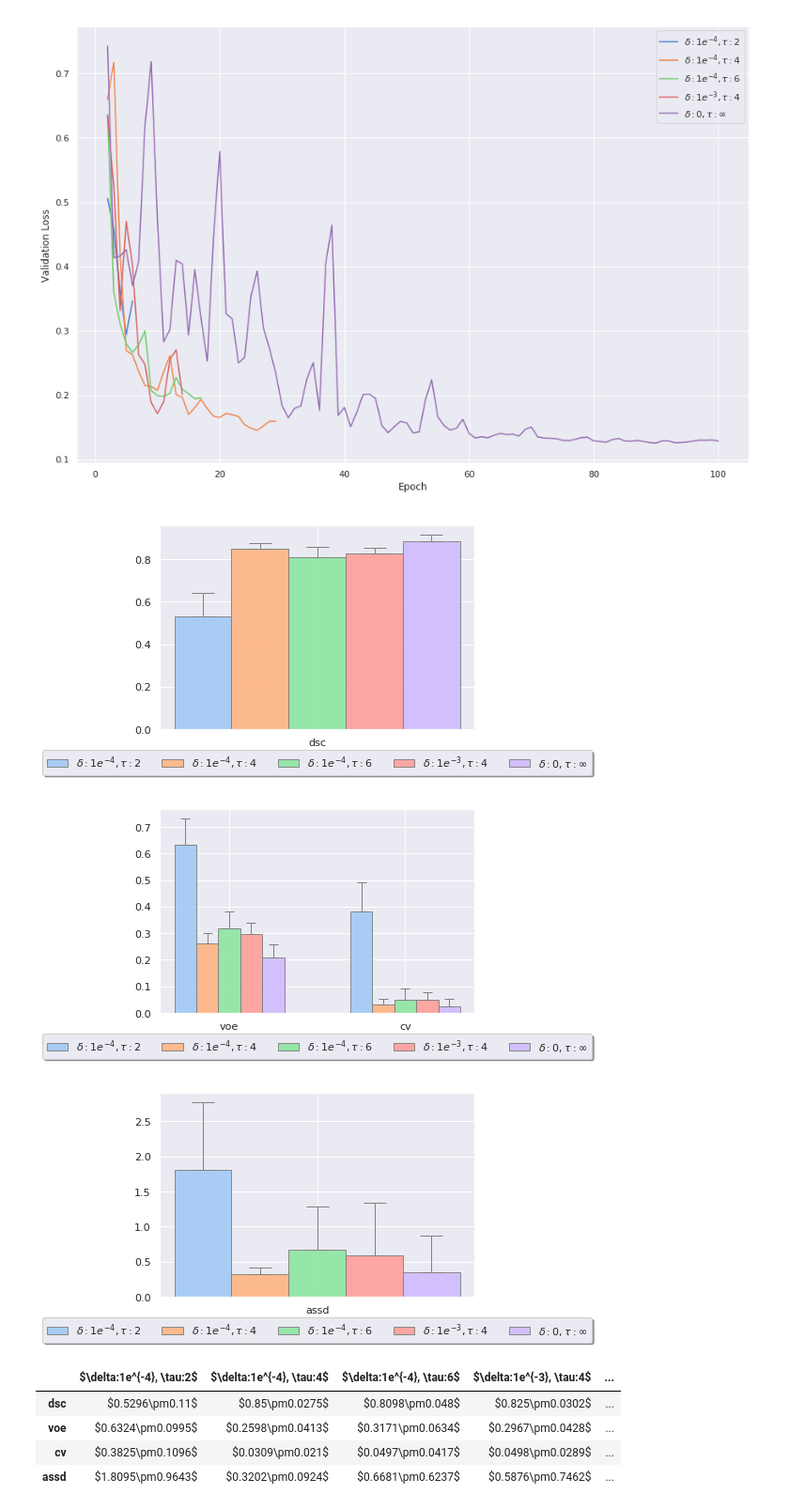
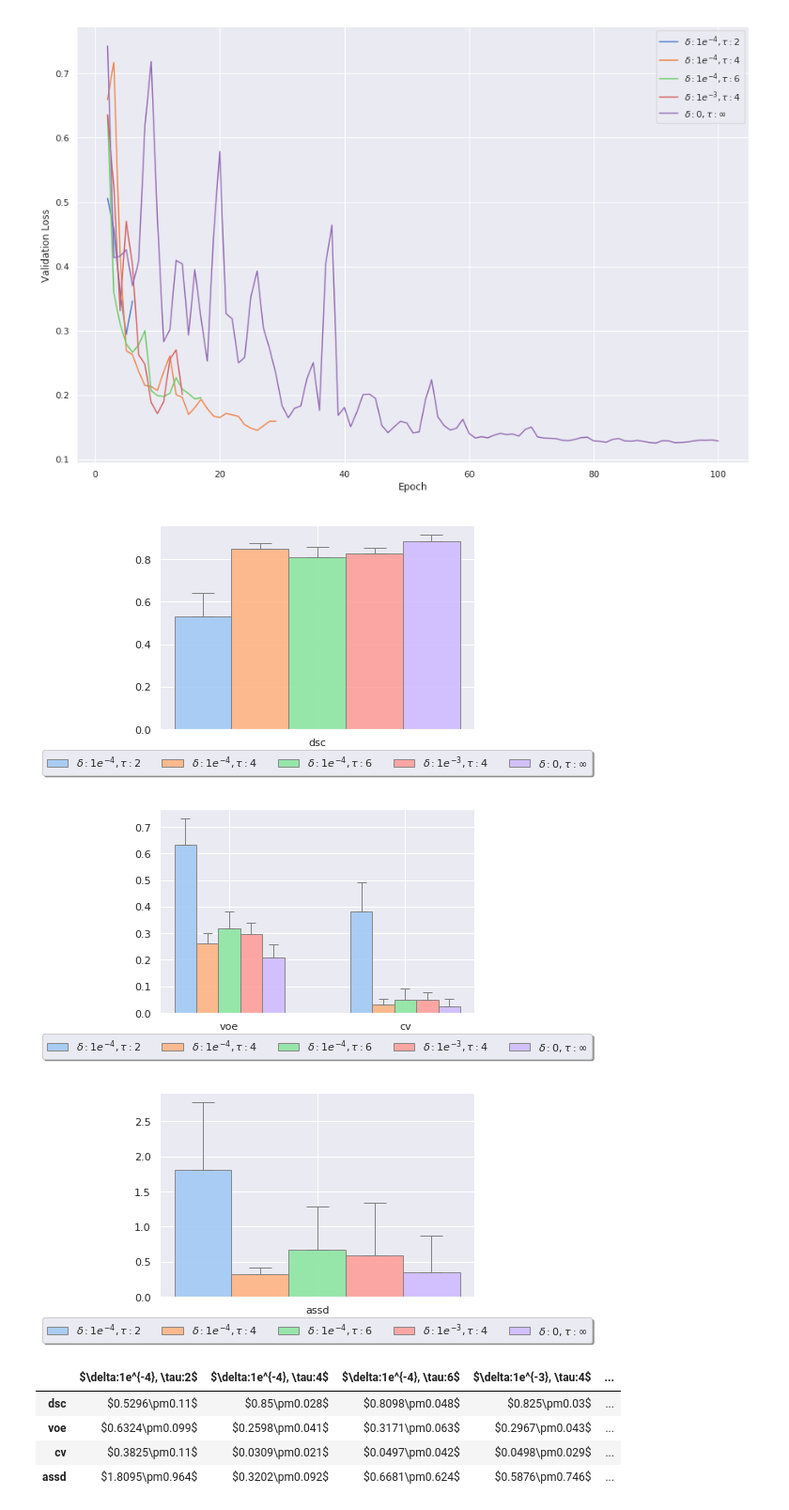
Before and after one commit to ad12/MedSegPy, a Jupyter notebook: analysis/early_stopping.ipynb, the cells around one changed output. Shown at 94% size. Saved outputs shown, nothing was run; the diff lists cells and outputs as text; code cells hidden in the pictures.

```diff
--- a/analysis/early_stopping.ipynb
+++ b/analysis/early_stopping.ipynb
@@ -86,35 +86,35 @@ def plot_metrics(metrics):
             data = io_utils.load_pik(metrics_path)[m]
 
             m_mean.append(np.mean(data))
             m_error.append(np.std(data))
 
         t_mean.append(m_mean)
         t_error.append(m_error)
 
     exp_means = pd.DataFrame(t_mean, index=metrics, columns=ordered_keys)
     exp_stds = pd.DataFrame(t_error, index=metrics, columns=ordered_keys)
 
     af.display_bar_graph(exp_means, exp_stds)
 
     df1 = exp_means.round(4).astype(str)
-    df2 = exp_stds.round(4).astype(str)
+    df2 = exp_stds.round(3).astype(str)
 
     return '$'+df1 + '\pm' + df2 +'$'
 
 dfs = []
 dfs.append(plot_metrics(['dsc']))
 dfs.append(plot_metrics(['voe', 'cv']))
 dfs.append(plot_metrics(['assd']))
 
 df = pd.concat(dfs, axis=0)
 df.style.set_properties(**{'width': '300px'})
 display(df)
 # %% [output]
 [figure]
 [figure]
 [figure]
 |  | $\delta:1e^{-4}, \tau:2$ | $\delta:1e^{-4}, \tau:4$ | $\delta:1e^{-4}, \tau:6$ | $\delta:1e^{-3}, \tau:4$ | ... |
-| dsc | $0.5296\pm0.11$ | $0.85\pm0.0275$ | $0.8098\pm0.048$ | $0.825\pm0.0302$ | ... |
-| voe | $0.6324\pm0.0995$ | $0.2598\pm0.0413$ | $0.3171\pm0.0634$ | $0.2967\pm0.0428$ | ... |
-| cv | $0.3825\pm0.1096$ | $0.0309\pm0.021$ | $0.0497\pm0.0417$ | $0.0498\pm0.0289$ | ... |
-| assd | $1.8095\pm0.9643$ | $0.3202\pm0.0924$ | $0.6681\pm0.6237$ | $0.5876\pm0.7462$ | ... |
+| dsc | $0.5296\pm0.11$ | $0.85\pm0.028$ | $0.8098\pm0.048$ | $0.825\pm0.03$ | ... |
+| voe | $0.6324\pm0.099$ | $0.2598\pm0.041$ | $0.3171\pm0.063$ | $0.2967\pm0.043$ | ... |
+| cv | $0.3825\pm0.11$ | $0.0309\pm0.021$ | $0.0497\pm0.042$ | $0.0498\pm0.029$ | ... |
+| assd | $1.8095\pm0.964$ | $0.3202\pm0.092$ | $0.6681\pm0.624$ | $0.5876\pm0.746$ | ... |
```
Also changed, not shown: 1 other file.
